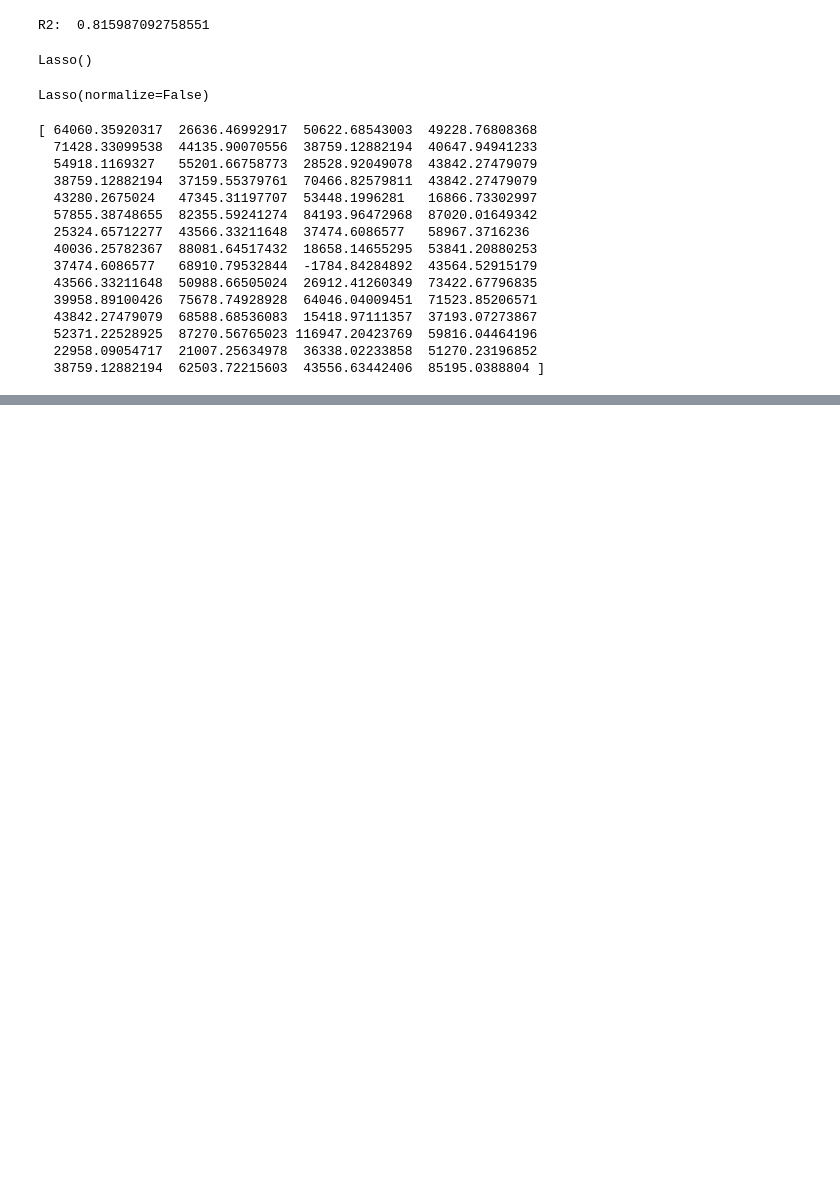
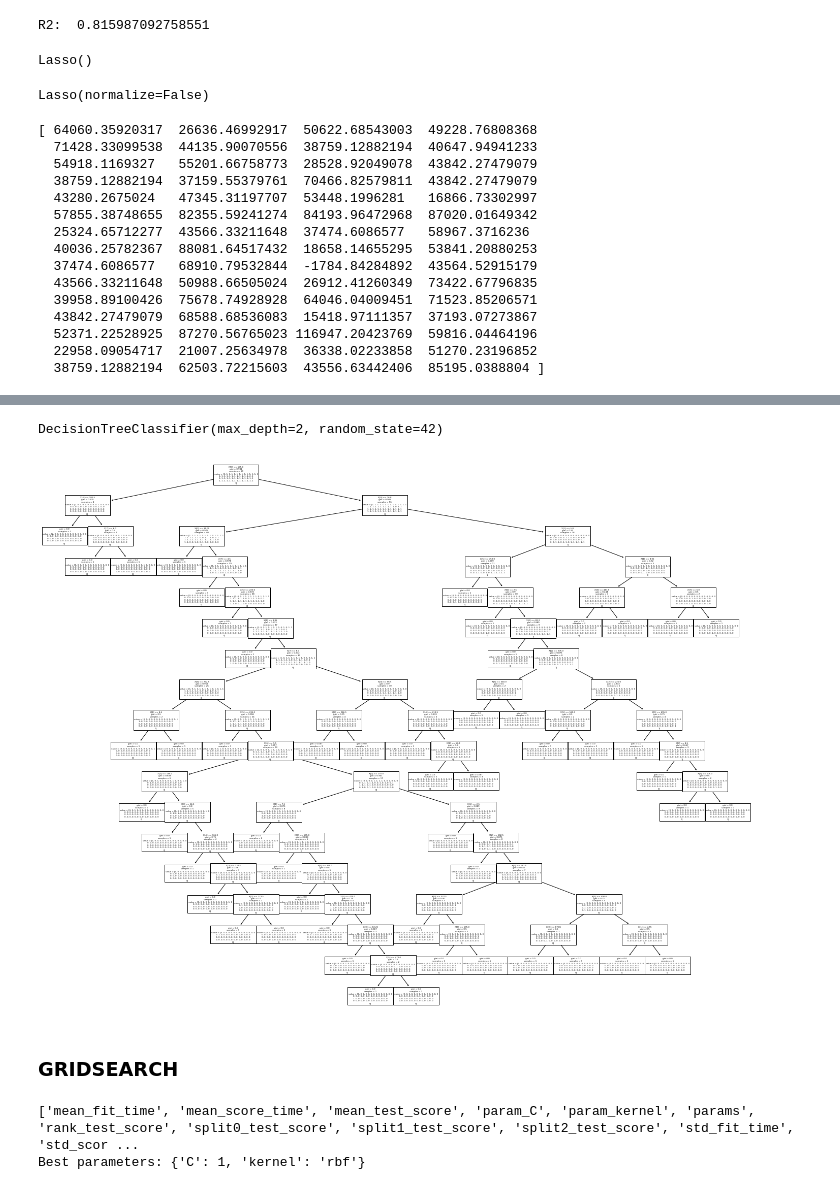
Before and after one commit to Daivar/ML-models-training, a Jupyter notebook: ElectricCars.ipynb, the cells around one changed output, grey strips where cells are left out. Drawn from its saved outputs; the diff is of its cells as text; code cells hidden in the pictures; blank space fills up the shorter version.

```diff
--- a/ElectricCars.ipynb
+++ b/ElectricCars.ipynb
@@ -447,0 +531,7 @@ print(predictions)
+# %%
+tree_clf = DecisionTreeClassifier(max_depth=2, random_state=42)
+tree_clf.fit(X_test, y_test)
+# %% [output]
+DecisionTreeClassifier(max_depth=2, random_state=42)
+# %%
+clf = tree.DecisionTreeClassifier(random_state=0)
@@ -447,0 +541,23 @@ print(predictions)
+# %%
+fig = plt.figure(figsize=(25,20))
+tree.plot_tree(clf)
+plt.show()
+# %% [output]
+[figure, added]
+# %% [markdown]
+### GRIDSEARCH
+# %%
+from sklearn import svm
+from sklearn.model_selection import GridSearchCV
+
+
+parameters = {'kernel':('linear', 'rbf'), 'C':[1, 2, 5, 10]}
+clf = GridSearchCV(svm.SVC(), parameters, cv=3)
+clf.fit(X_test, y_test)
+
+print(sorted(clf.cv_results_.keys()))
+
+print('Best parameters: {}'.format(clf.best_params_))
+# %% [output]
+['mean_fit_time', 'mean_score_time', 'mean_test_score', 'param_C', 'param_kernel', 'params', 'rank_test_score', 'split0_test_score', 'split1_test_score', 'split2_test_score', 'std_fit_time', 'std_scor ...
+Best parameters: {'C': 1, 'kernel': 'rbf'}
```
Also changed, not shown: parts of 20 cells of this notebook.
